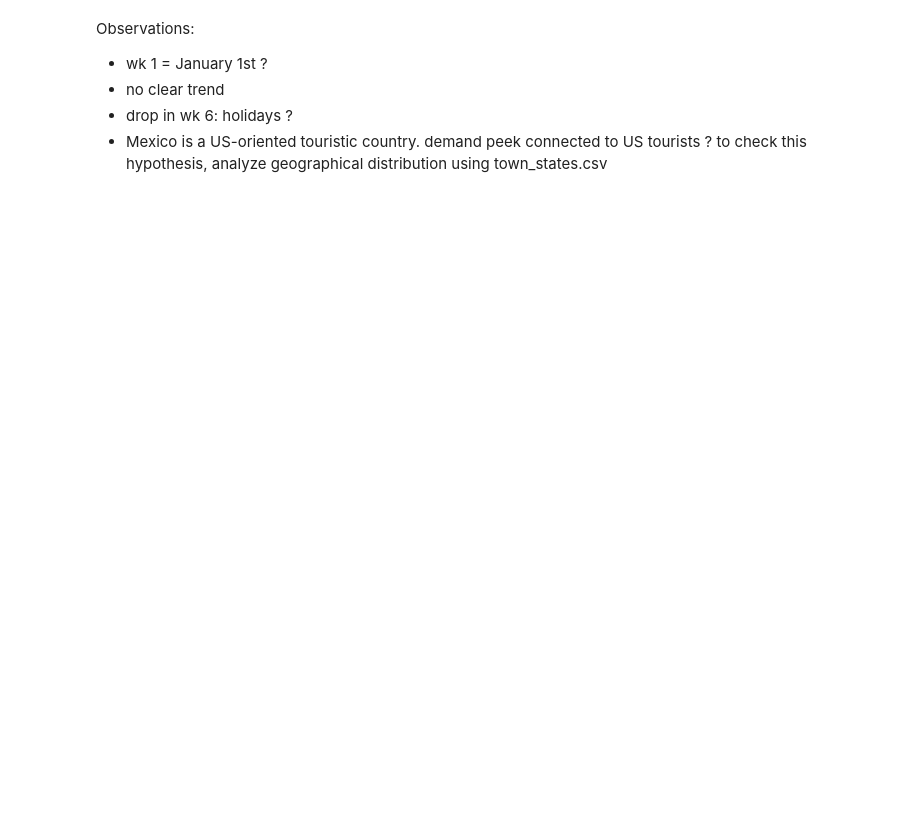
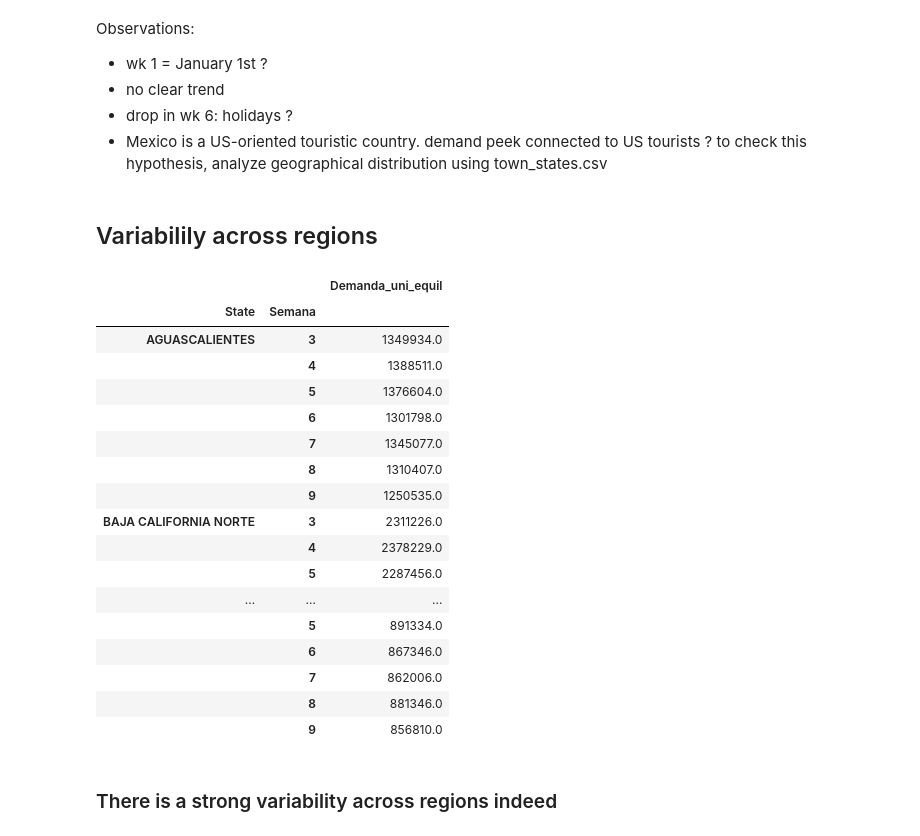
Before and after one commit to mpage38/bimbo, a Jupyter notebook: bimbo1.ipynb, the cells around one changed output. Saved outputs shown, nothing was run; the diff lists cells and outputs as text; code cells hidden in the pictures; blank space fills up the shorter version.

Commit message:
region var

```diff
--- a/bimbo1.ipynb
+++ b/bimbo1.ipynb
@@ -72,3 +72,34 @@ Observations:
 - no clear trend
 - drop in wk 6: holidays ?
 - Mexico is a US-oriented touristic country. demand peek connected to US tourists ? to check this hypothesis, analyze geographical distribution using town_states.csv
+# %% [markdown]
+## Variabilily across regions
+# %%
+town = pd.read_csv(dir+'town_state.csv')
+# %%
+train_geo = pd.merge(left=train, right=town, how='left', on='Agencia_ID')
+# %%
+groups=train_geo[['Semana','State', 'Demanda_uni_equil']].groupby(['State', 'Semana']).sum()
+pd.set_option('display.max_rows', 5000)
+groups
+# %% [output]
+|  |  | Demanda_uni_equil |
+| State | Semana |  |
+| AGUASCALIENTES | 3 | 1349934.0 |
+|  | 4 | 1388511.0 |
+|  | 5 | 1376604.0 |
+|  | 6 | 1301798.0 |
+|  | 7 | 1345077.0 |
+|  | 8 | 1310407.0 |
+|  | 9 | 1250535.0 |
+| BAJA CALIFORNIA NORTE | 3 | 2311226.0 |
+|  | 4 | 2378229.0 |
+|  | 5 | 2287456.0 |
+| ... | ... | ... |
+|  | 5 | 891334.0 |
+|  | 6 | 867346.0 |
+|  | 7 | 862006.0 |
+|  | 8 | 881346.0 |
+|  | 9 | 856810.0 |
+# %% [markdown]
+### There is a strong variability across regions indeed
```
